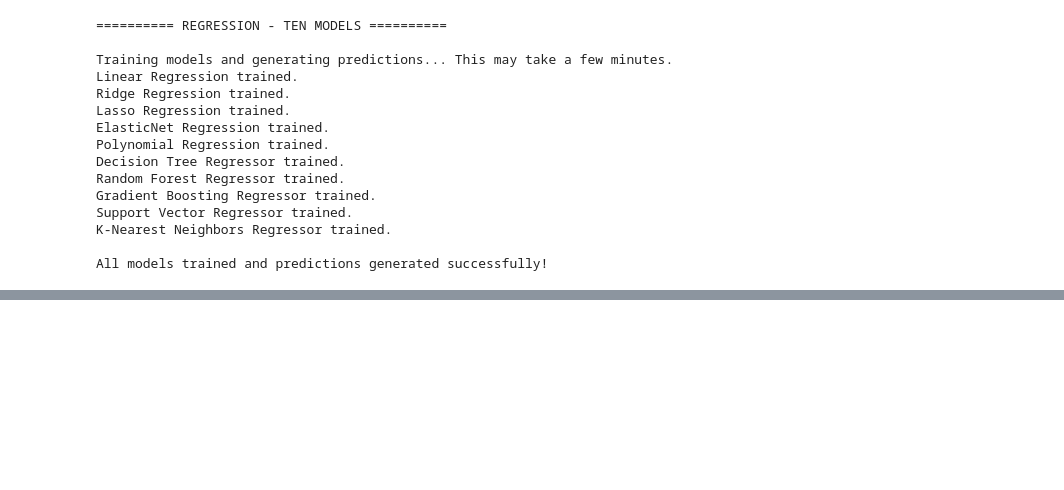
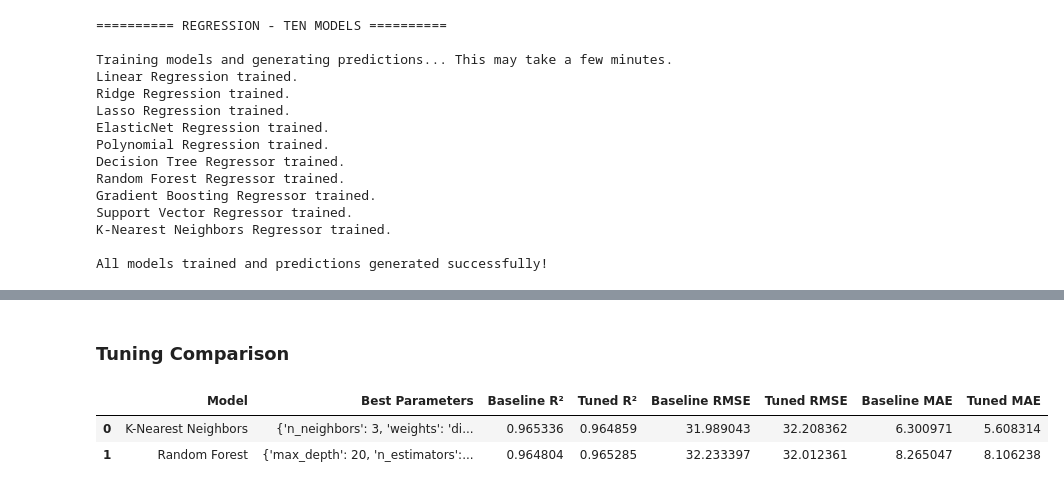
Before and after one commit to Viswesh-G/AutoML-_-Project, a Jupyter notebook: gas_sensor_ml_capstone/notebooks/regression.ipynb, the cells around one changed output, grey strips where cells are left out. Cells and saved outputs as stored; diff of their text form; code cells hidden in the pictures; blank space fills up the shorter version.

```diff
--- a/gas_sensor_ml_capstone/notebooks/regression.ipynb
+++ b/gas_sensor_ml_capstone/notebooks/regression.ipynb
@@ -477,0 +662,30 @@ All models trained and predictions generated successfully!
+# %% [markdown]
+### Tuning Comparison
+# %%
+tuning_comparison = pd.DataFrame([
+    {
+        "Model": "K-Nearest Neighbors",
+        "Best Parameters": str(knn_grid.best_params_),
+        "Baseline R²": results_df.loc[results_df['Model'] == 'K-Nearest Neighbors Regressor', 'R²'].values[0],
+        "Tuned R²": knn_tuned_results['R²'],
+        "Baseline RMSE": results_df.loc[results_df['Model'] == 'K-Nearest Neighbors Regressor', 'RMSE'].values[0],
+        "Tuned RMSE": knn_tuned_results['RMSE'],
+        "Baseline MAE": results_df.loc[results_df['Model'] == 'K-Nearest Neighbors Regressor', 'MAE'].values[0],
+        "Tuned MAE": knn_tuned_results['MAE']
+    },
+    {
+        "Model": "Random Forest",
+        "Best Parameters": str(rf_grid.best_params_),
+        "Baseline R²": results_df.loc[results_df['Model'] == 'Random Forest Regressor', 'R²'].values[0],
+        "Tuned R²": rf_tuned_results['R²'],
+        "Baseline RMSE": results_df.loc[results_df['Model'] == 'Random Forest Regressor', 'RMSE'].values[0],
+        "Tuned RMSE": rf_tuned_results['RMSE'],
+        "Baseline MAE": results_df.loc[results_df['Model'] == 'Random Forest Regressor', 'MAE'].values[0],
+        "Tuned MAE": rf_tuned_results['MAE']
+    }
+])
+display(tuning_comparison)
+# %% [output]
+|  | Model | Best Parameters | Baseline R² | Tuned R² | Baseline RMSE | Tuned RMSE | Baseline MAE | Tuned MAE |
+| 0 | K-Nearest Neighbors | {'n_neighbors': 3, 'weights': 'di... | 0.965336 | 0.964859 | 31.989043 | 32.208362 | 6.300971 | 5.608314 |
+| 1 | Random Forest | {'max_depth': 20, 'n_estimators':... | 0.964804 | 0.965285 | 32.233397 | 32.012361 | 8.265047 | 8.106238 |
```
Also changed, not shown: parts of 14 cells of this notebook, 1 other file.
